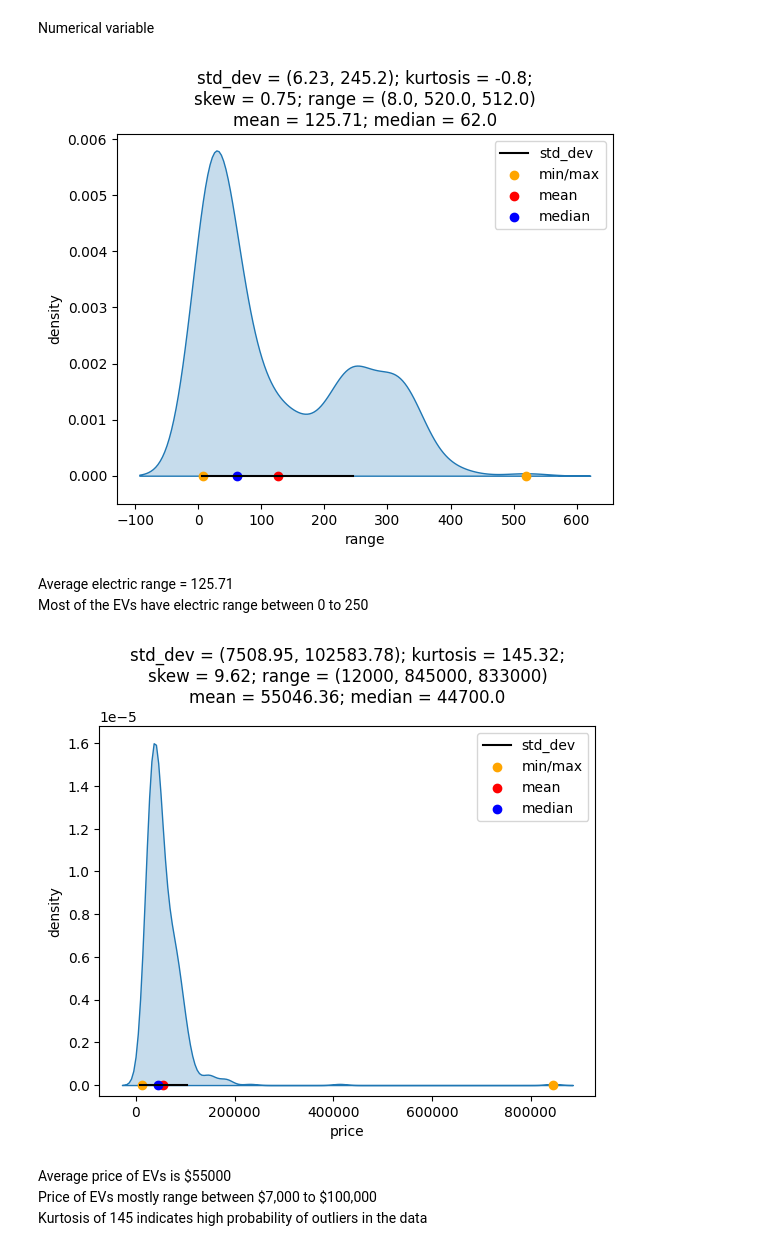
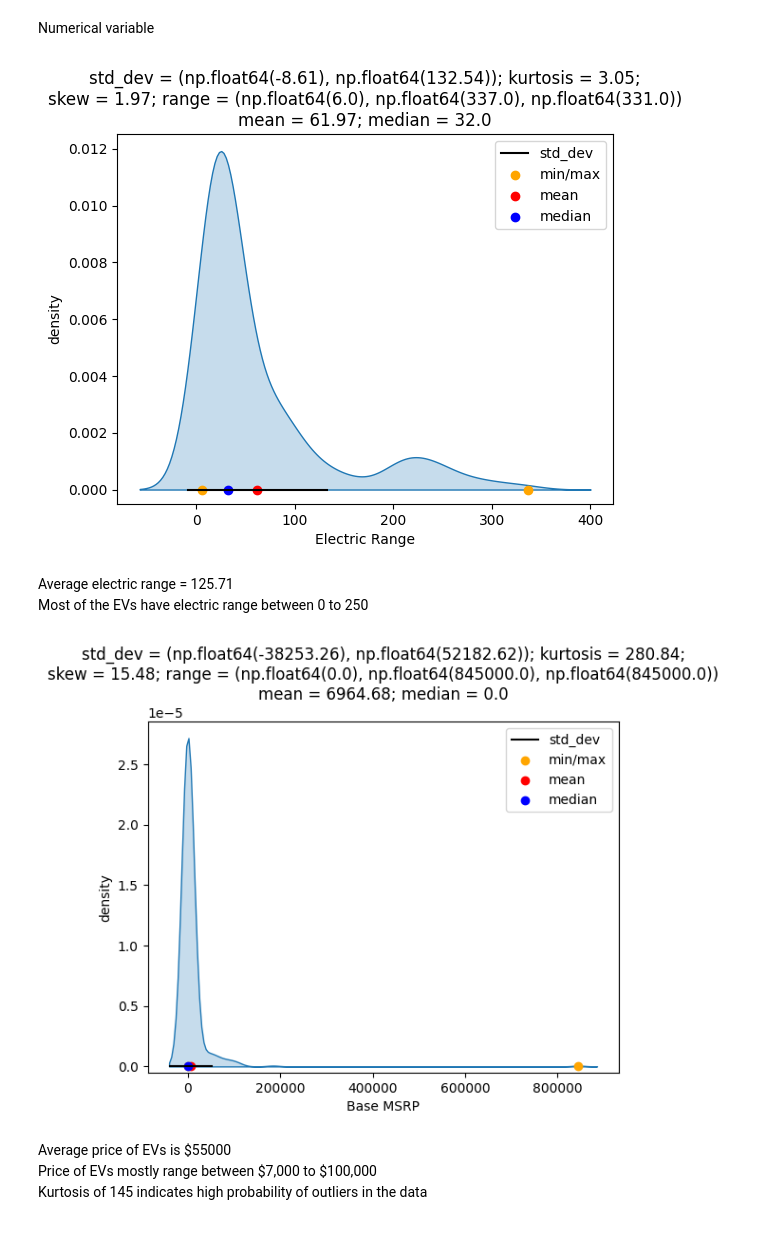
Before and after one commit to amitsingh2409/DA204o-Decoding-the-EV-Adoption, a Jupyter notebook: code/03-EDA.ipynb, the cells around one changed output. Cells and saved outputs as stored; diff of their text form; code cells hidden in the pictures.

```diff
--- a/code/03-EDA.ipynb
+++ b/code/03-EDA.ipynb
@@ -33,8 +33,6 @@ df_car = df[
     ]
 ]
 df_car = df_car.drop_duplicates()
-df_car["Sales"] = df_car.groupby("Model")["Model"].transform("count")
-df_car = df_car.sort_values("Sales", ascending=False)
 df_car.reset_index(inplace=True, drop=True)
 df_car.head()
 # %% [output]
@@ -149,21 +141,21 @@ def plot_statistics(data):
     plt.legend()
 # %%
 # Distribution of Electric Range
-plot_statistics(df_car["range"])
+plot_statistics(df_car["Electric Range"])
 plt.ylim(bottom=-0.0005)
 plt.show()
 # %% [output]
-[figure, old version]
+[figure, new version]
 # %% [markdown]
 Average electric range = 125.71
 Most of the EVs have electric range between 0 to 250
 # %%
 # Distribution of Price
-plot_statistics(df_car["price"])
+plot_statistics(df_car["Base MSRP"])
 plt.ylim(bottom=-0.0000005)
 plt.show()
 # %% [output]
-[figure, old version]
+[figure, new version]
 # %% [markdown]
 Average price of EVs is \$55000
 Price of EVs mostly range between \$7,000 to \$100,000
```
Also changed, not shown: parts of 13 cells of this notebook.
